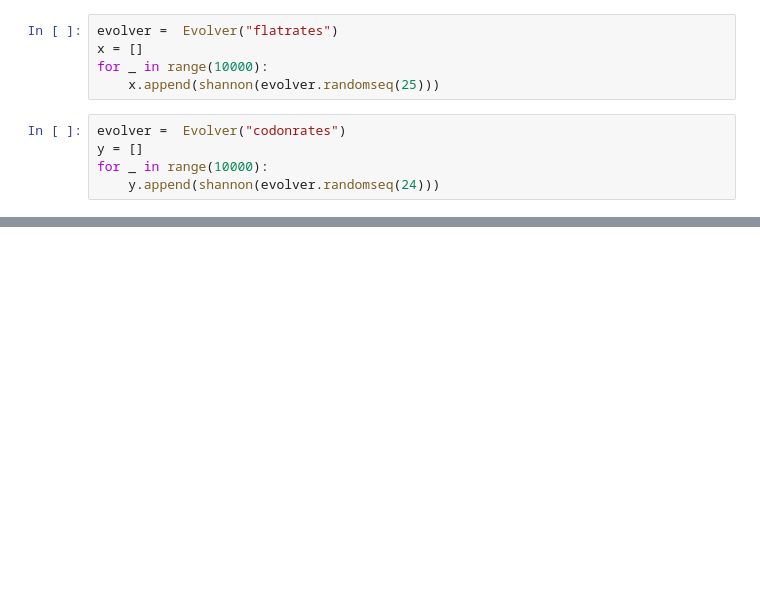
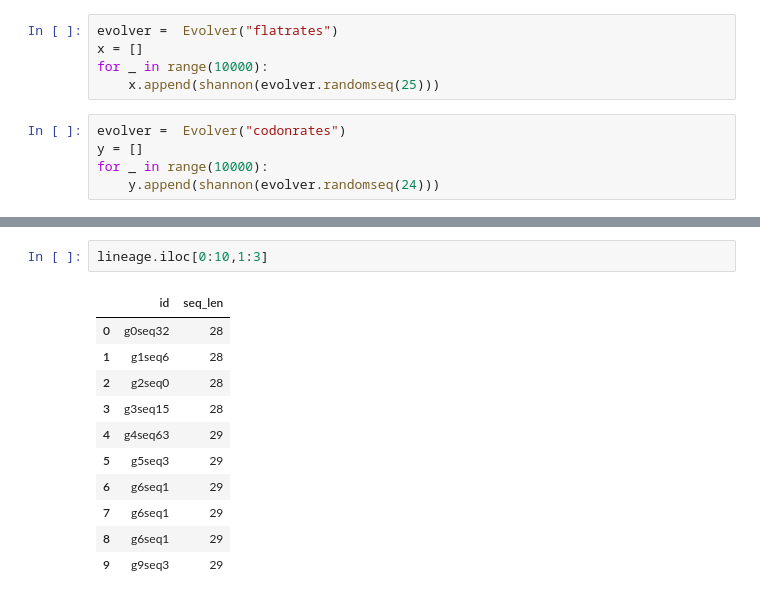
Before and after one commit to sahakyanhk/pfes, a Jupyter notebook: jupyter/shannon.ipynb, the cells around one changed output, grey strips where cells are left out. Cells and saved outputs as stored; diff of their text form; blank space fills up the shorter version.

```diff
--- a/jupyter/shannon.ipynb
+++ b/jupyter/shannon.ipynb
@@ -43,0 +44,14 @@ for i in range(1,5):
+# %%
+lineage.iloc[0:10,1:3]
+# %% [output]
+|  | id | seq_len |
+| 0 | g0seq32 | 28 |
+| 1 | g1seq6 | 28 |
+| 2 | g2seq0 | 28 |
+| 3 | g3seq15 | 28 |
+| 4 | g4seq63 | 29 |
+| 5 | g5seq3 | 29 |
+| 6 | g6seq1 | 29 |
+| 7 | g6seq1 | 29 |
+| 8 | g6seq1 | 29 |
+| 9 | g9seq3 | 29 |
```
Also changed, not shown: parts of 2 cells of this notebook, 7 other files.
